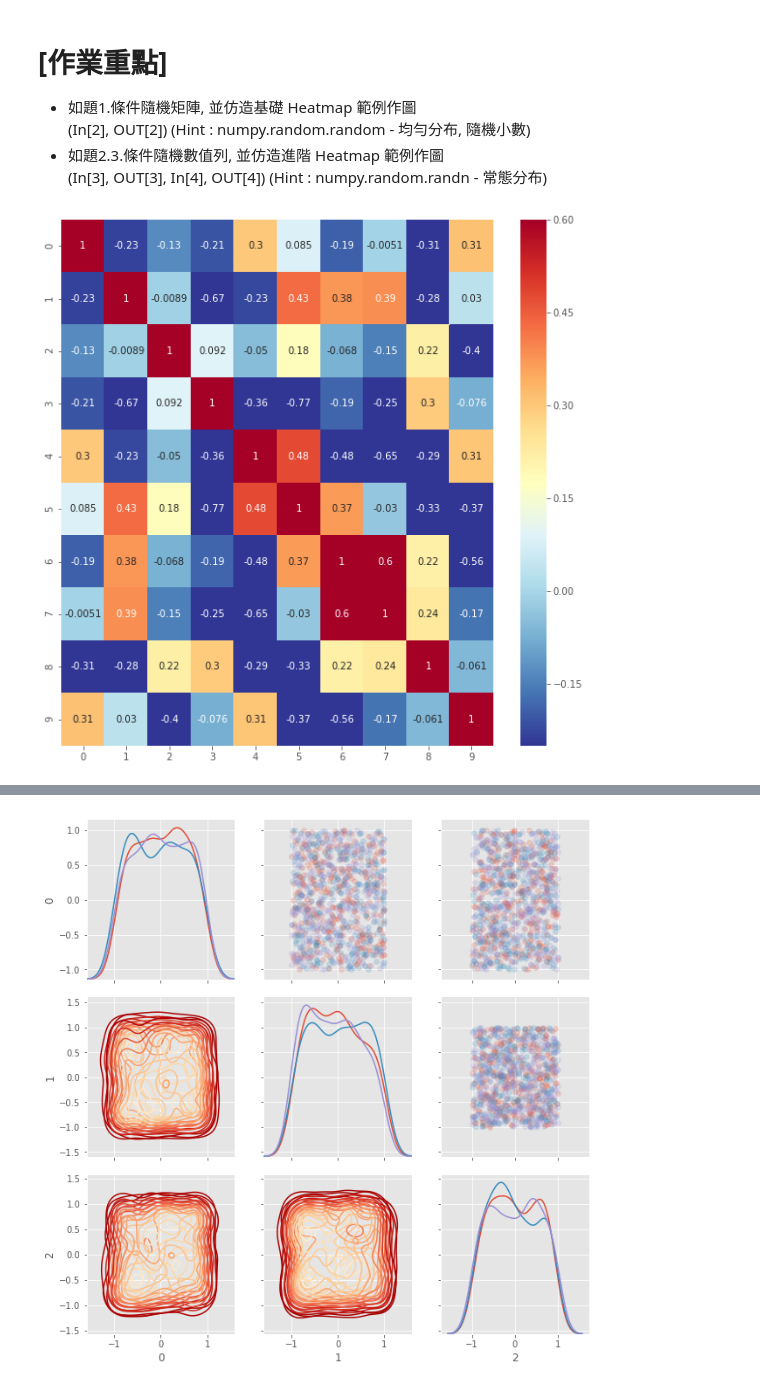
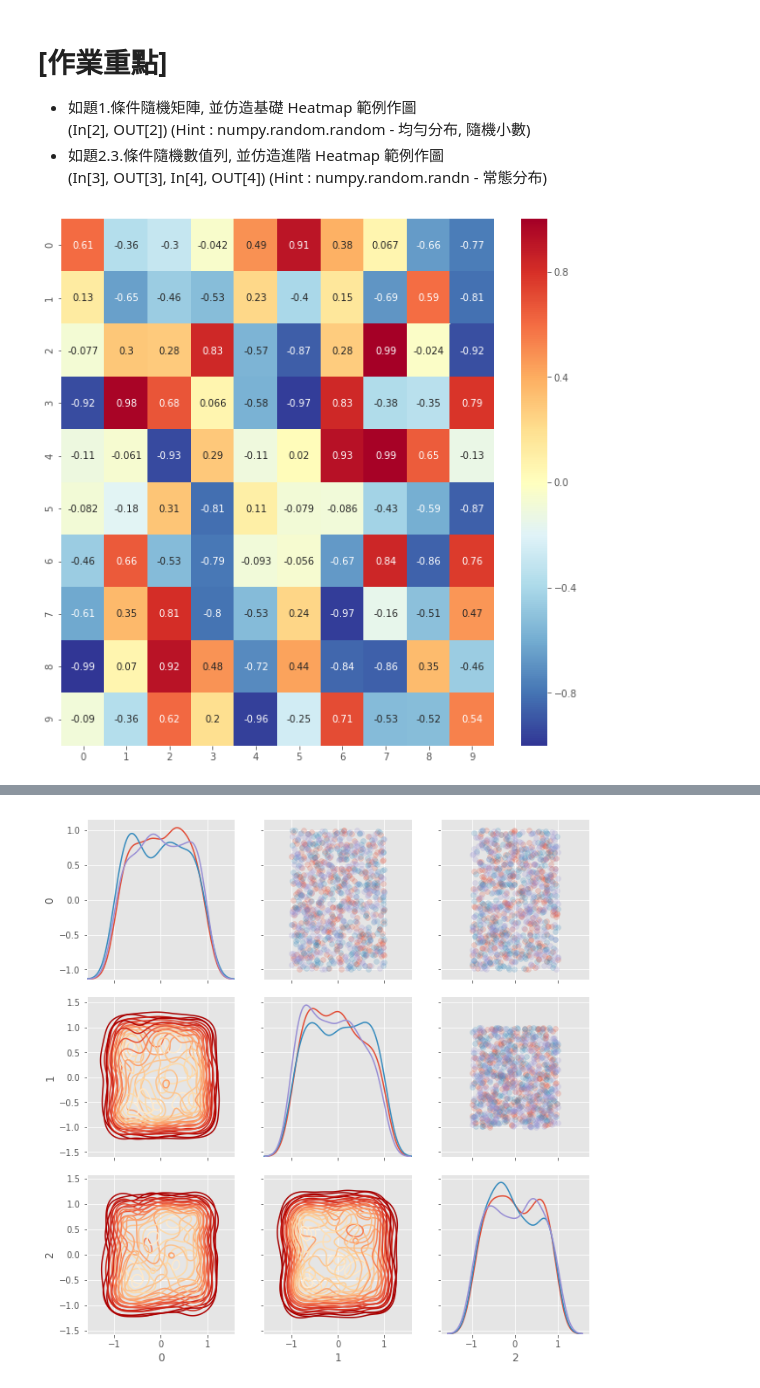
Before and after one commit to bettysmilehahaha/4th-ML100Days, a Jupyter notebook: homework/Day_020_HW.ipynb, the cells around one changed output, grey strips where cells are left out. Saved outputs shown, nothing was run; the diff lists cells and outputs as text; code cells hidden in the pictures.

```diff
--- a/homework/Day_020_HW.ipynb
+++ b/homework/Day_020_HW.ipynb
@@ -28,17 +28,17 @@ warnings.filterwarnings('ignore')
 # %%
 """
 Your Code Here
 """
 matrix =np.random.random_sample((10, 10))-0.5
 matrix_data=pd.DataFrame(matrix * 2)
 plt.figure(figsize=(10,10))
 """
 Your Code Here
 """
-heatmap = sns.heatmap(matrix_data.corr(), cmap = plt.cm.RdYlBu_r, vmin = -0.25, annot = True, vmax = 0.6)
+heatmap = sns.heatmap(matrix_data, cmap = plt.cm.RdYlBu_r, vmin = -1., annot = True, vmax = 1.)
 plt.show()
 # %% [output]
-[figure, old version]
+[figure, new version]
 # %%
 matrix =np.random.random_sample((10, 10))-0.5
 matrix_data=pd.DataFrame(matrix * 2)
```
